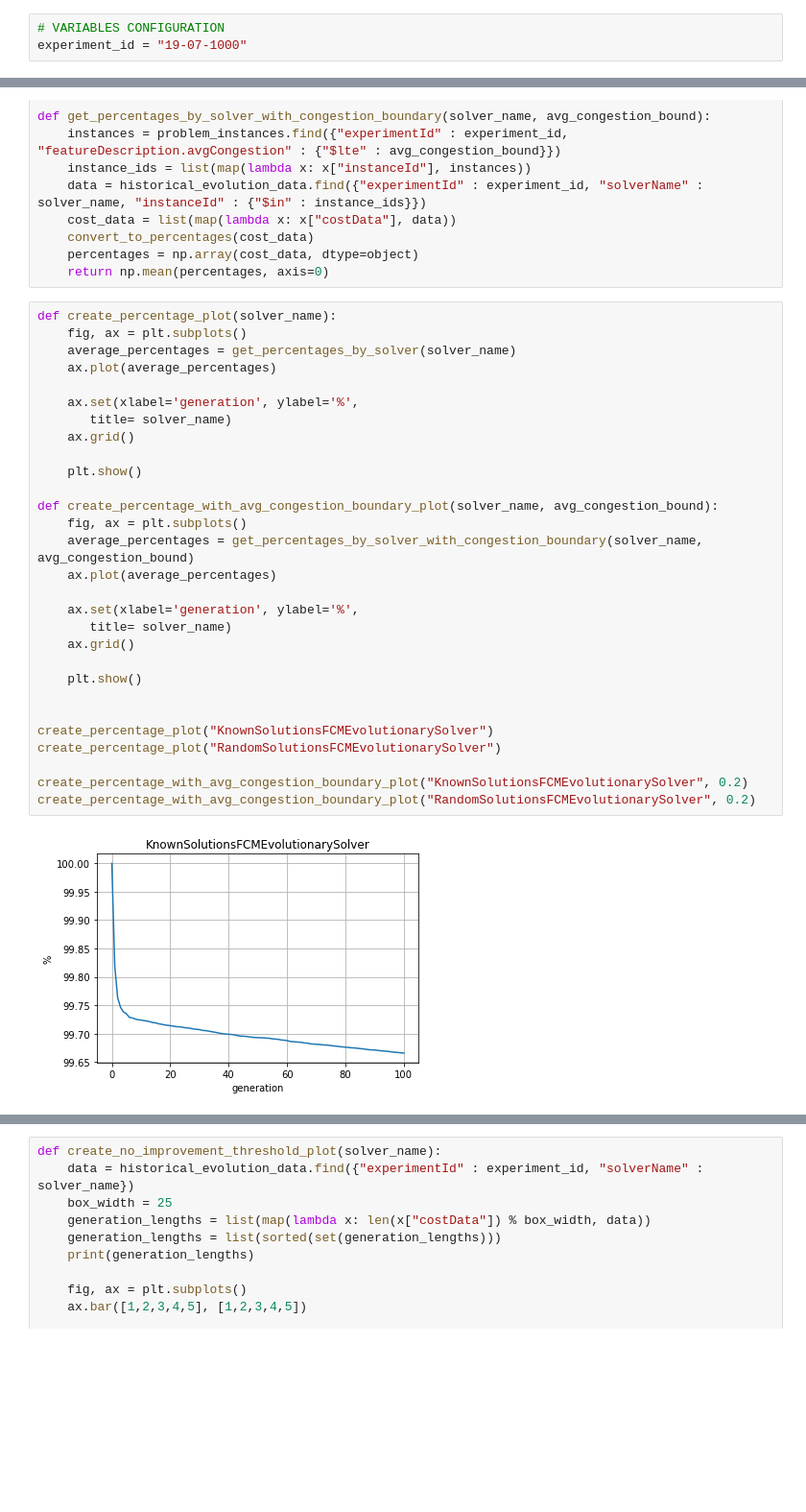
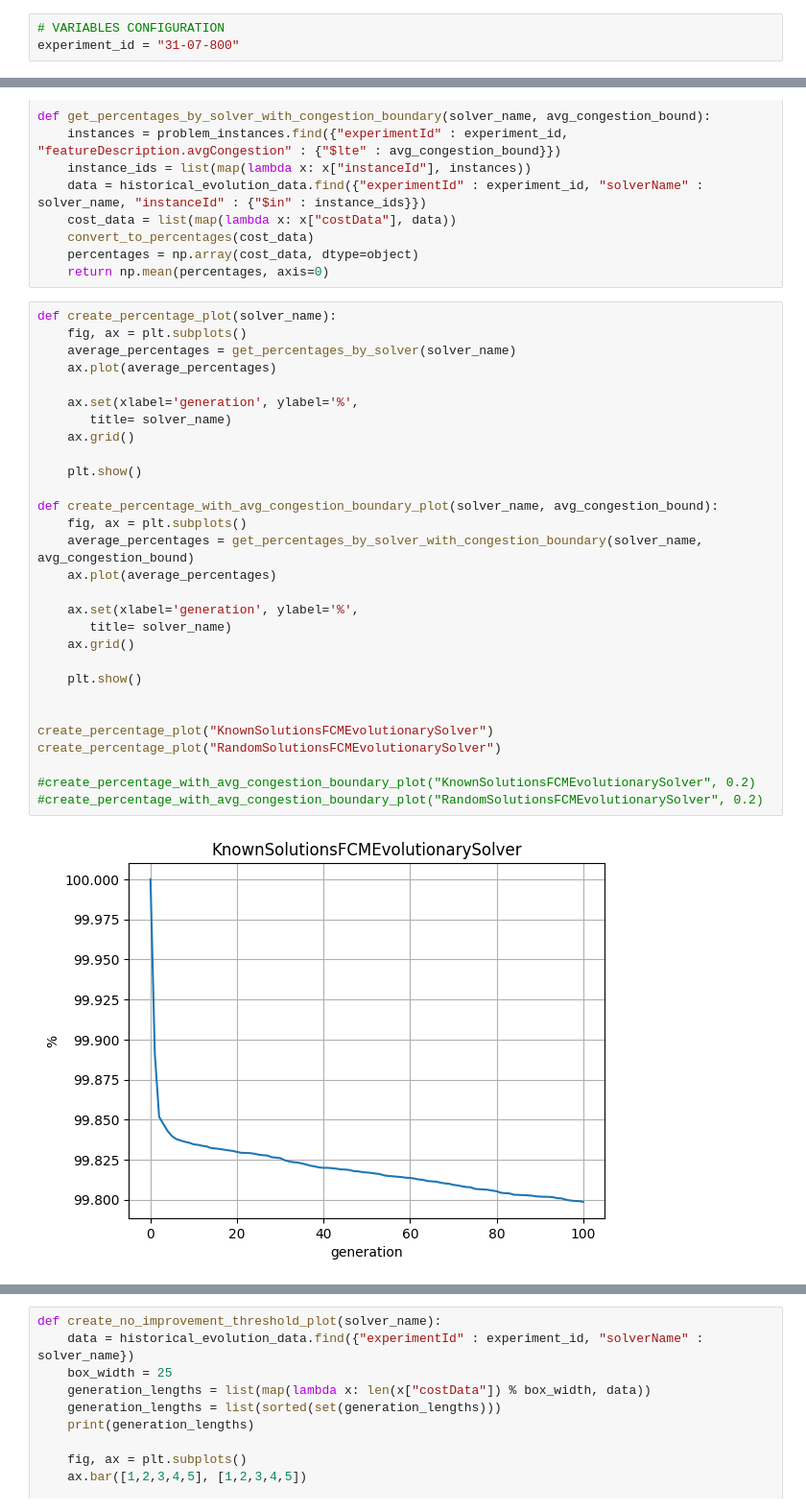
Before and after one commit to mikhailnefedov/OneTrainTransferProblemGenerator, a Jupyter notebook: python_backend/notebooks/visualization_notebook.ipynb, the cells around one changed output, grey strips where cells are left out. Shown at 96% size. Saved outputs shown, nothing was run; the diff lists cells and outputs as text; blank space fills up the shorter version.

```diff
--- a/python_backend/notebooks/visualization_notebook.ipynb
+++ b/python_backend/notebooks/visualization_notebook.ipynb
@@ -4,7 +4,7 @@ import numpy as np
 import matplotlib.pyplot as plt
 # %%
 # VARIABLES CONFIGURATION
-experiment_id = "19-07-1000"
+experiment_id = "31-07-800"
 # %%
 from pymongo.mongo_client import MongoClient
 from pymongo.server_api import ServerApi
@@ -52,31 +52,31 @@ def get_percentages_by_solver_with_congestion_boundary(solver_name, avg_congesti
 # %%
 def create_percentage_plot(solver_name):
     fig, ax = plt.subplots()
     average_percentages = get_percentages_by_solver(solver_name)
     ax.plot(average_percentages)
 
     ax.set(xlabel='generation', ylabel='%',
        title= solver_name)
     ax.grid()
 
     plt.show()
 
 def create_percentage_with_avg_congestion_boundary_plot(solver_name, avg_congestion_bound):
     fig, ax = plt.subplots()
     average_percentages = get_percentages_by_solver_with_congestion_boundary(solver_name, avg_congestion_bound)
     ax.plot(average_percentages)
 
     ax.set(xlabel='generation', ylabel='%',
        title= solver_name)
     ax.grid()
 
     plt.show()
 
 
 create_percentage_plot("KnownSolutionsFCMEvolutionarySolver")
 create_percentage_plot("RandomSolutionsFCMEvolutionarySolver")
 
-create_percentage_with_avg_congestion_boundary_plot("KnownSolutionsFCMEvolutionarySolver", 0.2)
-create_percentage_with_avg_congestion_boundary_plot("RandomSolutionsFCMEvolutionarySolver", 0.2)
+#create_percentage_with_avg_congestion_boundary_plot("KnownSolutionsFCMEvolutionarySolver", 0.2)
+#create_percentage_with_avg_congestion_boundary_plot("RandomSolutionsFCMEvolutionarySolver", 0.2)
 # %% [output]
-[figure, old version]
+[figure, new version]
```
Also changed, not shown: parts of 2 cells of this notebook, 1 other file.
